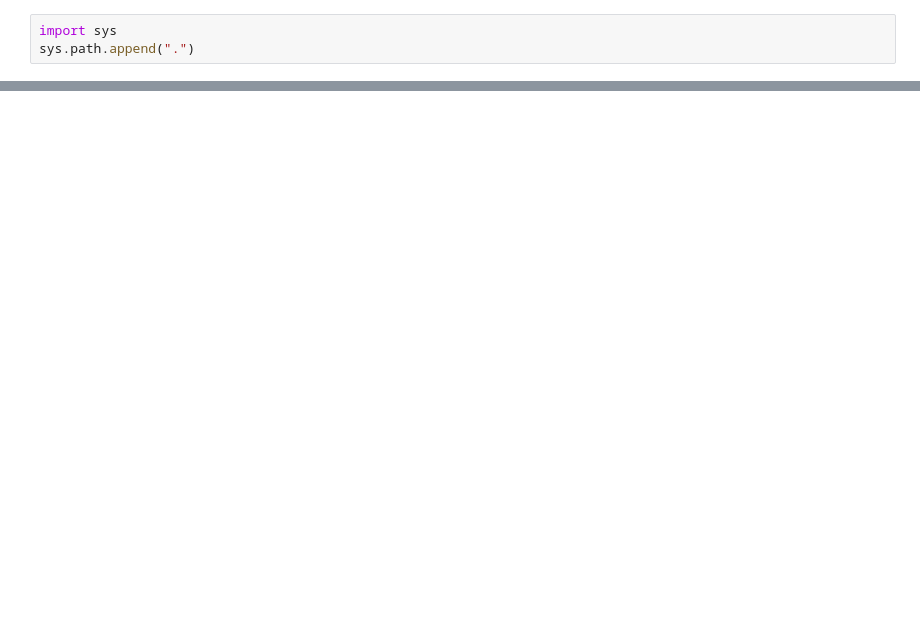
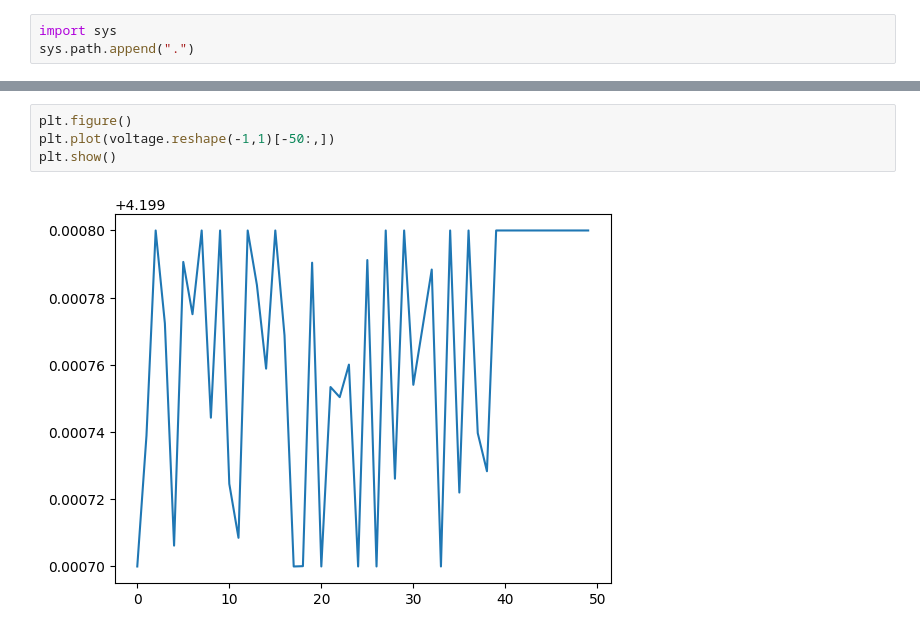
Before and after one commit to forgee-master/SOH-prediction, a Jupyter notebook: test.ipynb, the cells around one changed output, grey strips where cells are left out. Drawn from its saved outputs; the diff is of its cells as text; blank space fills up the shorter version.

```diff
--- a/test.ipynb
+++ b/test.ipynb
@@ -49,0 +67,6 @@ battery[0,1][0][0].shape
+# %%
+plt.figure()
+plt.plot(voltage.reshape(-1,1)[-50:,])
+plt.show()
+# %% [output]
+[figure, added]
```
Also changed, not shown: parts of 9 cells of this notebook, 2 other files.
